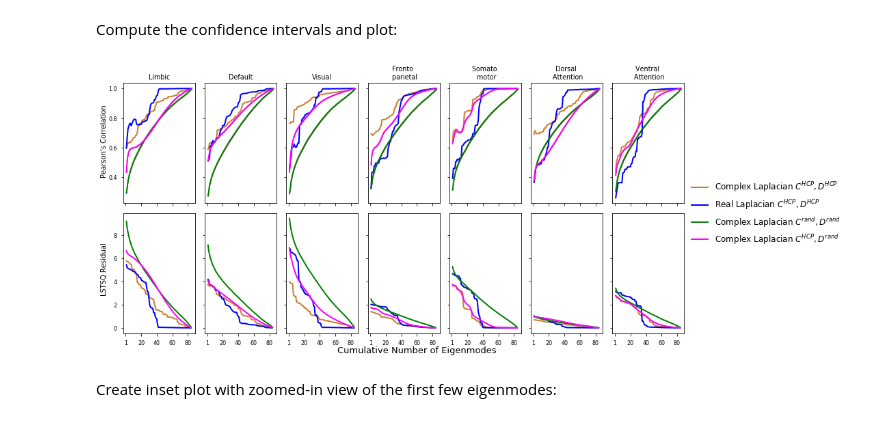
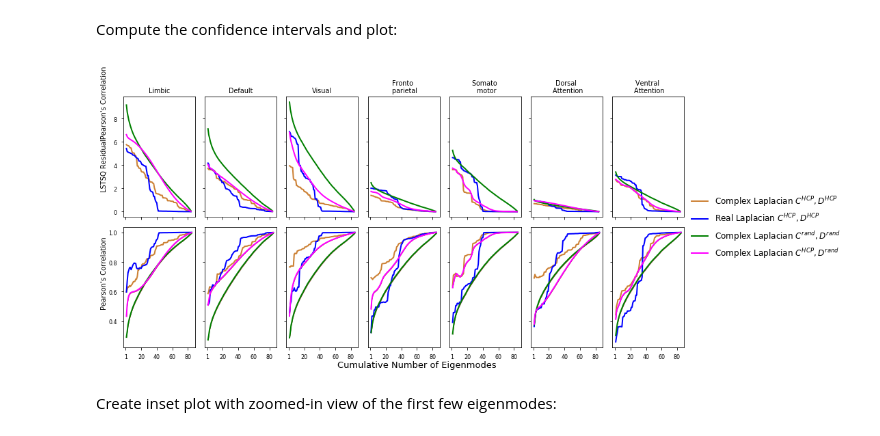
Before and after one commit to axiezai/complex_laplacian, a Jupyter notebook: notebooks/SpatialPearsonR.ipynb, the cells around one changed output. Saved outputs shown, nothing was run; the diff lists cells and outputs as text; code cells hidden in the pictures.

Commit message:
flipped figure rows

```diff
--- a/notebooks/SpatialPearsonR.ipynb
+++ b/notebooks/SpatialPearsonR.ipynb
@@ -359,16 +359,16 @@ with plt.style.context("seaborn-paper"):
     for i, ax in enumerate(corr_ax.reshape(-1)):
         if i <= 6:
             ax.plot(
-                np.arange(1, 86),
-                complex_pearsonr[:, i],
+                np.arange(1, 85),
+                complex_residuals[:, i],
                 color=(0.8, 0.5, 0.2),
                 linewidth=LW,
             )
             ax.title.set_text(fc_names[i])
         if i > 6:
             ax.plot(
-                np.arange(1, 85),
-                complex_residuals[:, i - 7],
+                np.arange(1, 86),
+                complex_pearsonr[:, i-7],
                 color=(0.8, 0.5, 0.2),
                 linewidth=LW,
             )
@@ -376,7 +376,7 @@ with plt.style.context("seaborn-paper"):
             ax.set_xticklabels([0, 1, 20, 40, 60, 80])
 
     plt.tight_layout()
-    corr_fig.text(0.00, 0.60, "Pearson's Correlation", fontsize=10, rotation="vertical")
-    corr_fig.text(0.00, 0.20, "LSTSQ Residual", fontsize=10, rotation="vertical")
+    corr_fig.text(0.00, 0.60, "LSTSQ Residual", fontsize=10, rotation="vertical")
+    corr_fig.text(0.00, 0.20, "Pearson's Correlation", fontsize=10, rotation="vertical")
     corr_fig.text(0.40, 0.00, "Cumulative Number of Eigenmodes", fontsize=13)
 # %% [output]
@@ -755,80 +756,80 @@ with plt.style.context("seaborn-paper"):
     for i, ax in enumerate(corr_ax.reshape(-1)):
         if i <= 6:
             ax.plot(
-                np.arange(1, 86),
-                complex_pearsonr[:, i],
+                np.arange(1, 85),
+                complex_residuals[:, i],
                 color=(0.8, 0.5, 0.2),
                 linewidth=LW,
             )
-            ax.plot(np.arange(1, 86), real_pearsonr[:, i], color="blue", linewidth=LW)
-            ax.plot(np.arange(1, 86), pearsonr_mean[i, :], color="green", linewidth=LW)
+            ax.plot(
+                np.arange(1, 85), real_residual[:, i], color="blue", linewidth=LW
+            )
+            ax.plot(
+                np.arange(1, 85), residual_mean[i, :], color="green", linewidth=LW
+            )
             ax.fill_between(
-                np.arange(1, 86),
-                lower_pr[i, :],
-                upper_pr[i, :],
+                np.arange(1, 85),
+                lower_drr[i, :],
+                upper_drr[i, :],
                 color="maroon",
-                alpha=0.8,
+                alpha=0.1,
             )
-            ax.plot(np.arange(1, 86), distance_pmean[i, :], color="magenta", linewidth=LW)
+            ax.plot(
+                np.arange(1, 85), distance_rmean[i, :], color="magenta", linewidth=LW
+            )
             ax.fill_between(
-                np.arange(1, 86),
-                lower_dpr[i, :],
-                upper_dpr[i, :],
+                np.arange(1, 85),
+                lower_drr[i, :],
+                upper_drr[i, :],
                 color="maroon",
-                alpha=0.8,
+                alpha=0.1,
             )
             ax.title.set_text(fc_names[i])
         if i > 6:
             ax.plot(
-                np.arange(1, 85),
-                complex_residuals[:, i - 7],
+                np.arange(1, 86),
+                complex_pearsonr[:, i-7],
                 color=(0.8, 0.5, 0.2),
                 linewidth=LW,
             )
-            ax.plot(
-                np.arange(1, 85), real_residual[:, i - 7], color="blue", linewidth=LW
+            ax.plot(np.arange(1, 86), real_pearsonr[:, i-7], color="blue", linewidth=LW)
+            ax.plot(np.arange(1, 86), pearsonr_mean[i-7, :], color="green", linewidth=LW)
+            ax.fill_between(
+                np.arange(1, 86),
+                lower_pr[i-7, :],
+                upper_pr[i-7, :],
+                color="maroon",
+                alpha=0.8,
             )
-            ax.plot(
-                np.arange(1, 85), residual_mean[i - 7, :], color="green", linewidth=LW
-            )
+            ax.plot(np.arange(1, 86), distance_pmean[i-7, :], color="magenta", linewidth=LW)
             ax.fill_between(
-                np.arange(1, 85),
-                lower_drr[i - 7, :],
-                upper_drr[i - 7, :],
+                np.arange(1, 86),
+                lower_dpr[i-7, :],
+                upper_dpr[i-7, :],
                 color="maroon",
-                alpha=0.1,
-            )
-            ax.plot(
-                np.arange(1, 85), distance_rmean[i - 7, :], color="magenta", linewidth=LW
-            )
-            ax.fill_between(
-                np.arange(1, 85),
-                lower_drr[i - 7, :],
-                upper_drr[i - 7, :],
-                color="maroon",
-                alpha=0.1,
+                alpha=0.8,
             )
             ax.xaxis.set_major_locator(plt.MultipleLocator(20))
             ax.set_xticklabels([0, 1, 20, 40, 60, 80])
 
     plt.tight_layout()
-    corr_fig.text(0.00, 0.60, "Pearson's Correlation", fontsize=10, rotation="vertical")
-    corr_fig.text(0.00, 0.20, "LSTSQ Residual", fontsize=10, rotation="vertical")
+    corr_fig.text(0.00, 0.60, "LSTSQ ResidualPearson's Correlation", fontsize=10, rotation="vertical")
+    corr_fig.text(0.00, 0.20, "Pearson's Correlation", fontsize=10, rotation="vertical")
     corr_fig.text(0.40, 0.00, "Cumulative Number of Eigenmodes", fontsize=13)
     plt.legend(
         [
             r"Complex Laplacian $C^{HCP}, D^{HCP}$",
             r"Real Laplacian $C^{HCP}, D^{HCP}$",
             r"Complex Laplacian $C^{rand}, D^{rand}$",
             r"Complex Laplacian $C^{HCP}, D^{rand}$",
         ],
         loc="center left",
         bbox_to_anchor=(1, 1),
         fontsize="large",
         frameon=False,
     )
 # %% [output]
-[figure, old version]
+[figure, new version]
 # %% [markdown]
 Create inset plot with zoomed-in view of the first few eigenmodes:
 # %%
```
Also changed, not shown: parts of 5 cells of this notebook, 2 other files.
